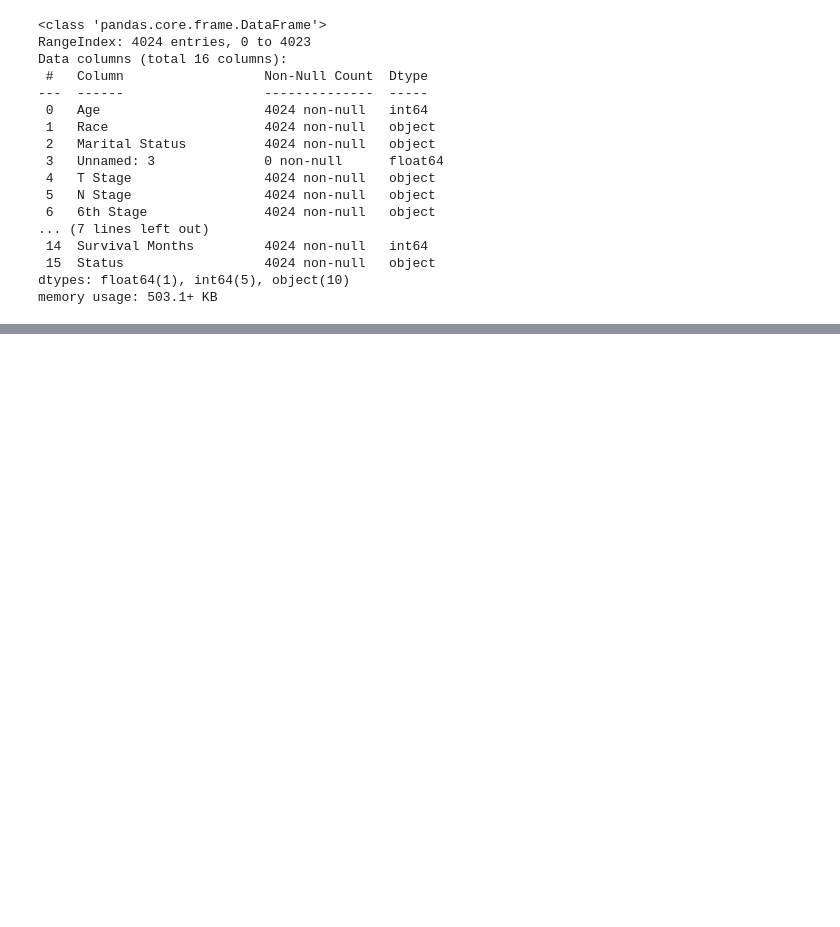
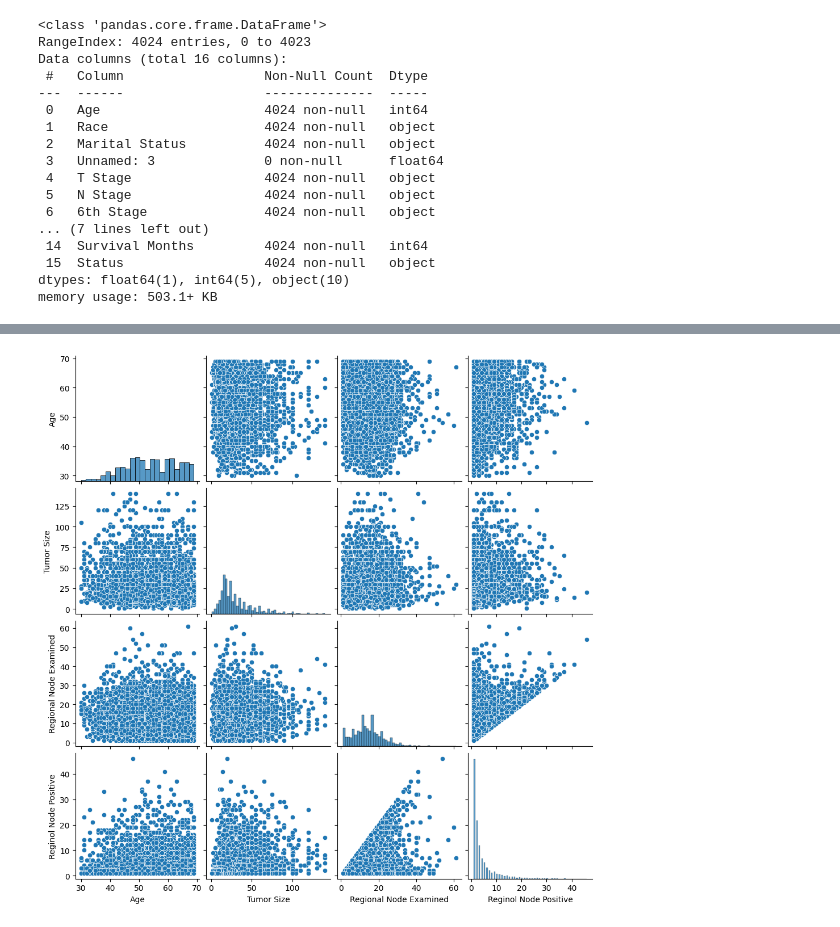
Before and after one commit to arun-ekambaram/Cancer-Patient-Survival-Prediction-Using-RWD, a Jupyter notebook: experiment.ipynb, the cells around one changed output, grey strips where cells are left out. Saved outputs shown, nothing was run; the diff lists cells and outputs as text; code cells hidden in the pictures; blank space fills up the shorter version.

```diff
--- a/experiment.ipynb
+++ b/experiment.ipynb
@@ -39,0 +143,5 @@ memory usage: 503.1+ KB
+# %%
+sns.pairplot(data=data[['Age','Tumor Size','Regional Node Examined','Reginol Node Positive']].dropna())
+plt.show()
+# %% [output]
+[figure, added]
```
Also changed, not shown: parts of 15 cells of this notebook.
